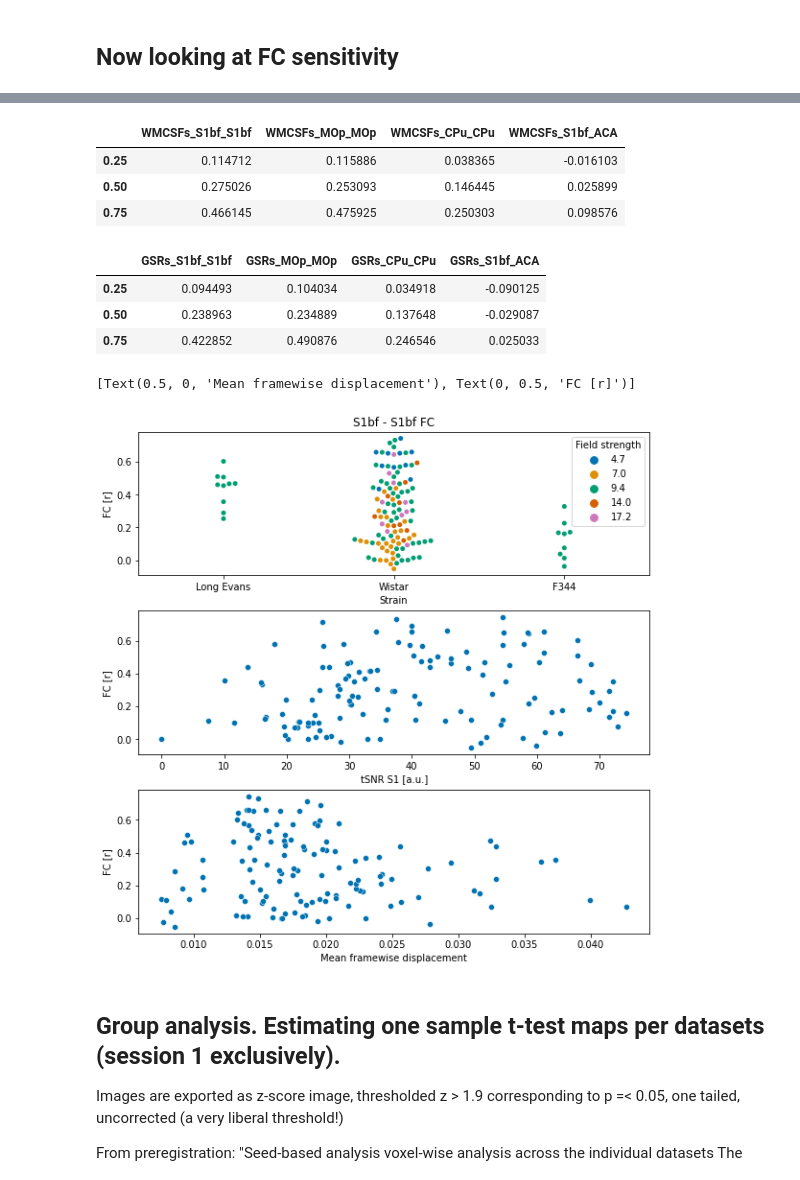
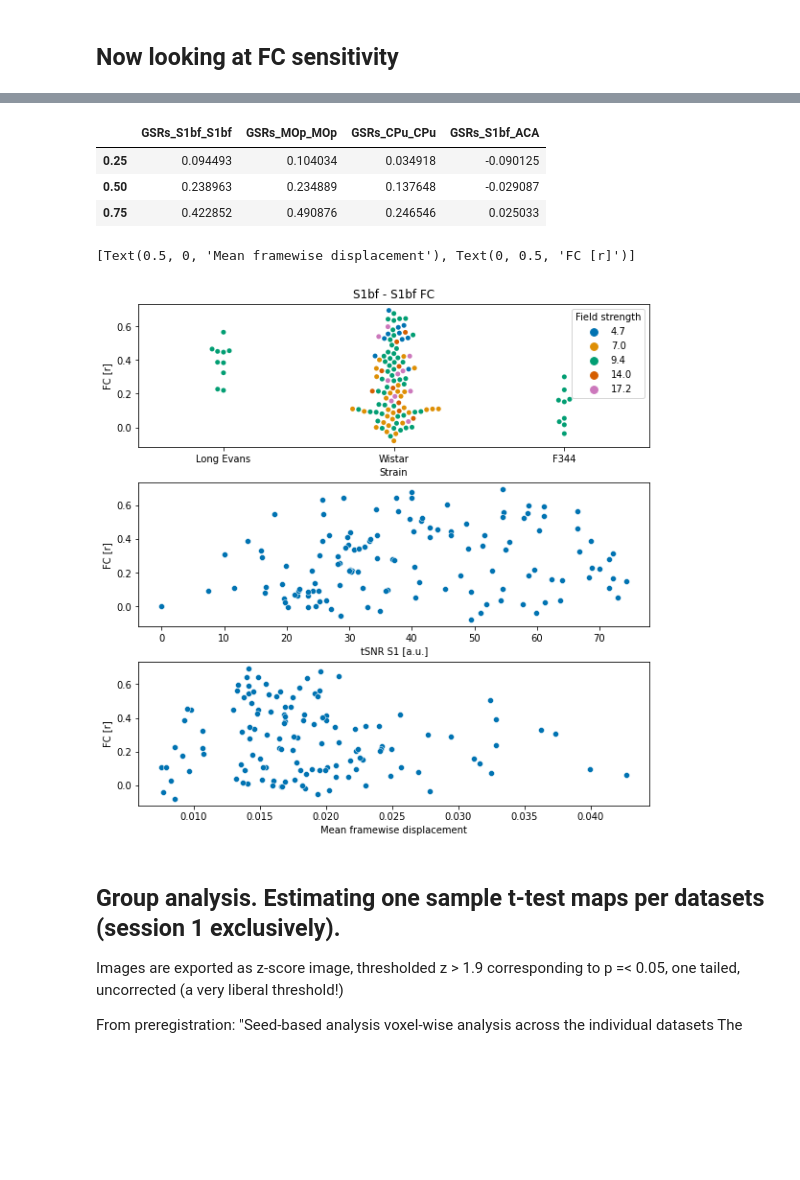
Before and after one commit to grandjeanlab/MultiRat, a Jupyter notebook: scripts/proj_analysis_sba_std.ipynb, the cells around one changed output, grey strips where cells are left out. Drawn from its saved outputs; the diff is of its cells as text; code cells hidden in the pictures; blank space fills up the shorter version.

```diff
--- a/scripts/proj_analysis_sba_std.ipynb
+++ b/scripts/proj_analysis_sba_std.ipynb
@@ -662,50 +662,42 @@ plt.tight_layout()
 # %%
 #extracting quartiles for the functional connectivity parameters
-df_exclude[['WMCSFs_S1bf_S1bf','WMCSFs_MOp_MOp','WMCSFs_CPu_CPu','WMCSFs_S1bf_ACA']].quantile([0.25,0.5,0.75])
+df_exclude[['GSRs_S1bf_S1bf','GSRs_MOp_MOp','GSRs_CPu_CPu','GSRs_S1bf_ACA']].quantile([0.25,0.5,0.75])
 # %% [output]
-|  | WMCSFs_S1bf_S1bf | WMCSFs_MOp_MOp | WMCSFs_CPu_CPu | WMCSFs_S1bf_ACA |
-| 0.25 | 0.114712 | 0.115886 | 0.038365 | -0.016103 |
-| 0.50 | 0.275026 | 0.253093 | 0.146445 | 0.025899 |
-| 0.75 | 0.466145 | 0.475925 | 0.250303 | 0.098576 |
+|  | GSRs_S1bf_S1bf | GSRs_MOp_MOp | GSRs_CPu_CPu | GSRs_S1bf_ACA |
+| 0.25 | 0.094493 | 0.104034 | 0.034918 | -0.090125 |
+| 0.50 | 0.238963 | 0.234889 | 0.137648 | -0.029087 |
+| 0.75 | 0.422852 | 0.490876 | 0.246546 | 0.025033 |
-# %%
-#extracting quartiles for the functional connectivity parameters
-df_exclude[['GSRs_S1bf_S1bf','GSRs_MOp_MOp','GSRs_CPu_CPu','GSRs_S1bf_ACA']].quantile([0.25,0.5,0.75])
-# %% [output]
-|  | GSRs_S1bf_S1bf | GSRs_MOp_MOp | GSRs_CPu_CPu | GSRs_S1bf_ACA |
-| 0.25 | 0.094493 | 0.104034 | 0.034918 | -0.090125 |
-| 0.50 | 0.238963 | 0.234889 | 0.137648 | -0.029087 |
-| 0.75 | 0.422852 | 0.490876 | 0.246546 | 0.025033 |
 # %%
 import matplotlib.pyplot as plt
 import seaborn as sns
 #plotting as a function of different parameters
 
 fig, axes = plt.subplots(nrows=3, ncols=1,figsize=(8, 8),constrained_layout=True)
 
 
 sns.set_palette("colorblind")
 df_exclude = df.loc[(df['exclude'] != 'yes')]
 
 ax0 = sns.swarmplot(data=df_exclude, x="Strain",
-                    y="WMCSFs_S1bf_S1bf", hue="Field_strength",ax=axes[0])
+                    y="GSRs_S1bf_S1bf", hue="Field_strength",ax=axes[0])
 ax1 = sns.scatterplot(data=df_exclude, x="tsnr.S1",
-                    y="WMCSFs_S1bf_S1bf",ax=axes[1])
+                    y="GSRs_S1bf_S1bf",ax=axes[1])
 
 ax2 = sns.scatterplot(data=df_exclude, x="MFW",
-                    y="WMCSFs_S1bf_S1bf",ax=axes[2])
+                    y="GSRs_S1bf_S1bf",ax=axes[2])
 
 
 ax0.set(xlabel='Strain', ylabel='FC [r]', title='S1bf - S1bf FC')
 ax0.get_legend().set_title('Field strength')
 
 ax1.set(xlabel='tSNR S1 [a.u.]', ylabel='FC [r]')
 
 ax2.set(xlabel='Mean framewise displacement', ylabel='FC [r]')
 
 #plt.constrained_layout()
 # %% [output]
 [Text(0.5, 0, 'Mean framewise displacement'), Text(0, 0.5, 'FC [r]')]
-[figure, old version]
+[figure, new version]
 # %% [markdown]
 ## Group analysis. Estimating one sample t-test maps per datasets (session 1 exclusively).
 Images are exported as z-score image, thresholded z > 1.9 corresponding to p =< 0.05, one tailed, uncorrected (a very liberal threshold!)
```
Also changed, not shown: parts of 11 cells of this notebook, 46 other files.
